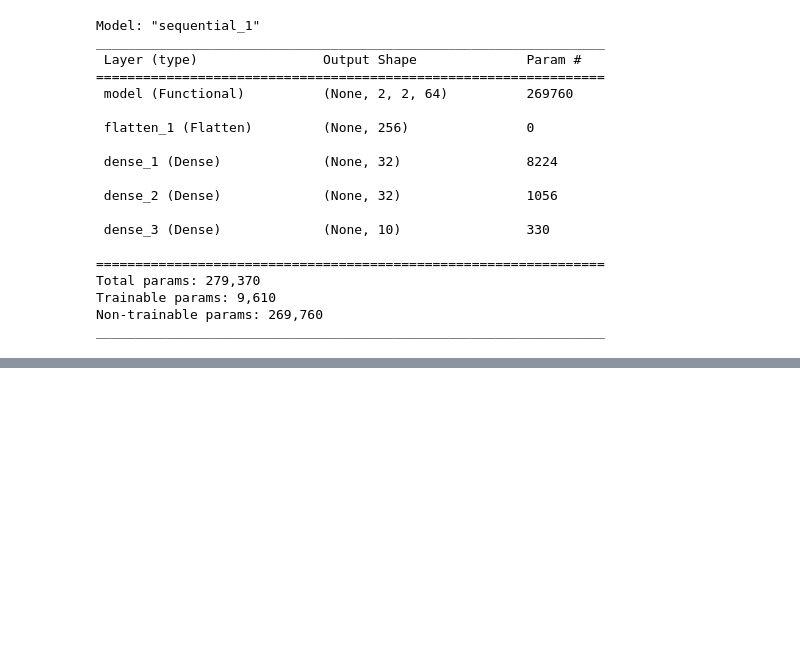
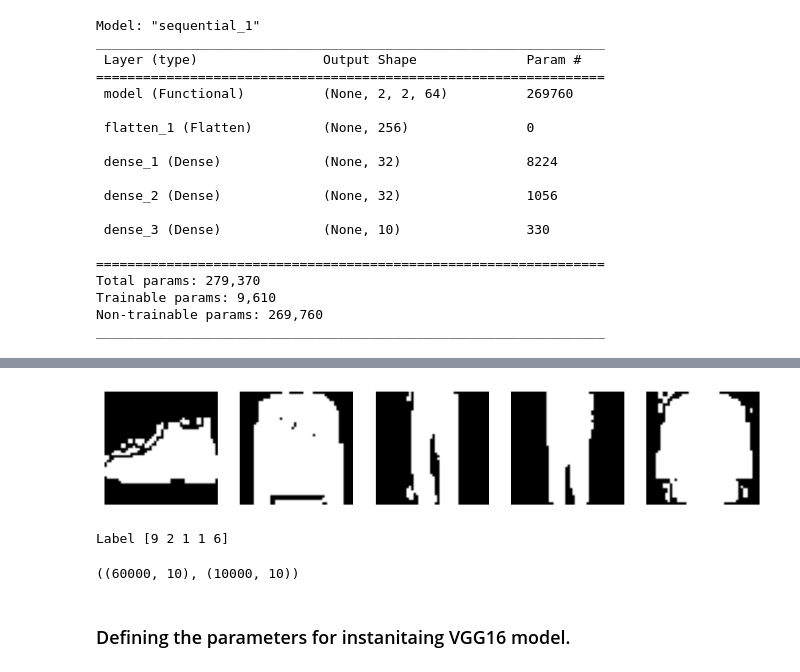
Before and after one commit to 007Saumya/AIML-Coursework-UTAustin, a Jupyter notebook: Project 8 - Transfer Learning Fashion MNIST/Transfer_Learning_Fashion_MNIST.ipynb, the cells around one changed output, grey strips where cells are left out. Saved outputs shown, nothing was run; the diff lists cells and outputs as text; code cells hidden in the pictures; blank space fills up the shorter version.

```diff
--- a/Project 8 - Transfer Learning Fashion MNIST/Transfer_Learning_Fashion_MNIST.ipynb
+++ b/Project 8 - Transfer Learning Fashion MNIST/Transfer_Learning_Fashion_MNIST.ipynb
@@ -473,0 +594,13 @@ plot_history(history, "Training Accuracy Pre-Transfer Learning")
+# %%
+#plot the first five figures in the test dataset
+
+plt.figure(figsize=(10,10))
+
+for i in range(5):
+    plt.subplot(1, 5, i+1)
+    plt.imshow(X_test[i])
+    plt.axis('off')
+plt.show()
+
+print('Label %s' % (y_test[0:5]))
+# %% [output]
@@ -473,0 +612,2 @@ plot_history(history, "Training Accuracy Pre-Transfer Learning")
+[figure, added]
+Label [9 2 1 1 6]
@@ -473,0 +622,6 @@ plot_history(history, "Training Accuracy Pre-Transfer Learning")
+# %%
+y_train.shape,y_test.shape
+# %% [output]
+((60000, 10), (10000, 10))
+# %% [markdown]
+### Defining the parameters for instanitaing VGG16 model.
```
Also changed, not shown: parts of 37 cells of this notebook, 1 other file.
